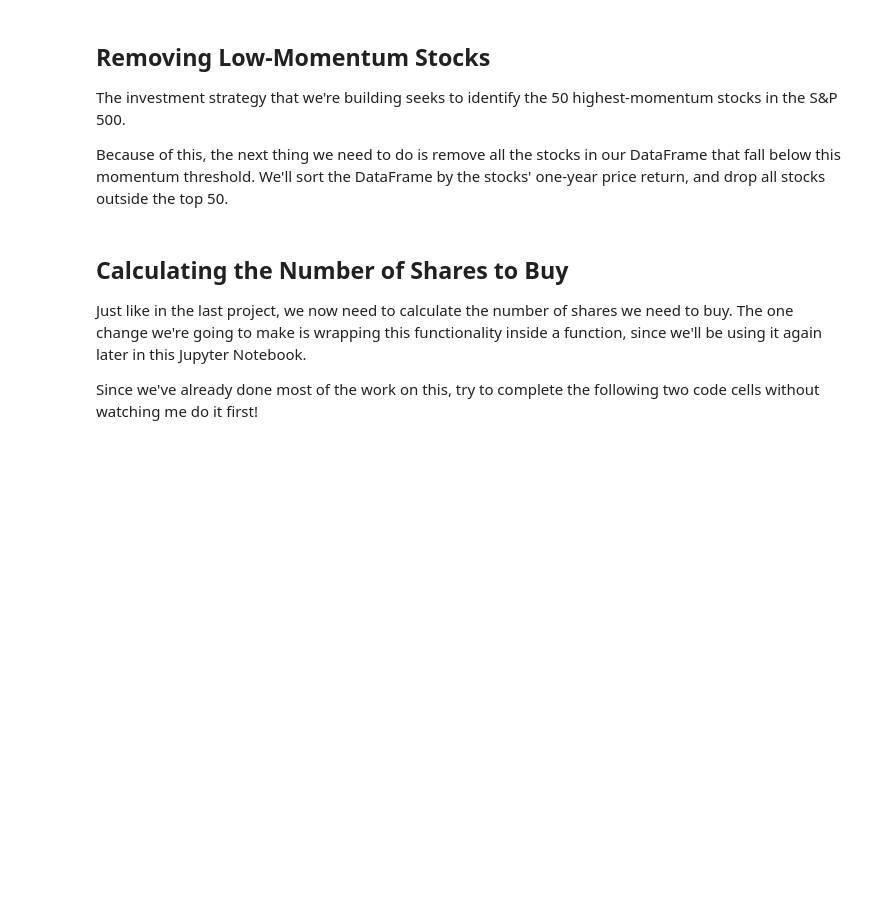
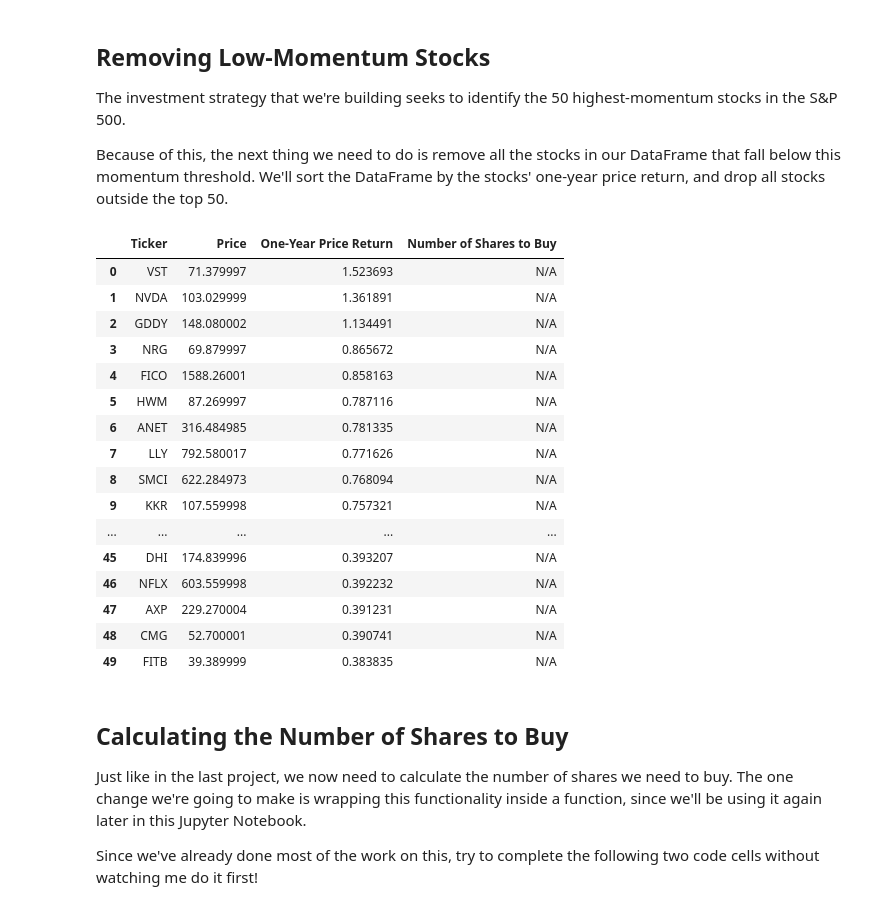
Before and after one commit to jacksullivan27/quantitative-learning, a Jupyter notebook: 002_quantitative_momentum_strategy.ipynb, the cells around one changed output. Saved outputs shown, nothing was run; the diff lists cells and outputs as text; code cells hidden in the pictures; blank space fills up the shorter version.

```diff
--- a/002_quantitative_momentum_strategy.ipynb
+++ b/002_quantitative_momentum_strategy.ipynb
@@ -82,3 +107,38 @@ for i in range(0, len(symbol_groups)):
 my_columns = ['Ticker', 'Price', 'One-Year Price Return', 'Number of Shares to Buy']
 # %% [markdown]
 Now we need to create a blank DataFrame and add our data to the data frame one-by-one.
+# %%
+final_dataframe = pd.DataFrame(columns=my_columns)
+
+def fetch_stock_data(ticker):
+    try:
+        stock = yf.Ticker(ticker)
+        history = stock.history(period='1d')
+        info = stock.info
+
+        if not history.empty:
+            price = history['Close'].iloc[0]
+            year_change = stock.info['52WeekChange']
+        else:
+            price = None
+            year_change = None
+
+        return pd.Series(
+            [
+                ticker,
+                price,
+                year_change,
+                'N/A'
+            ],
+            index=my_columns
+        )
+    except Exception as e:
+        print(f"Error fetching data for {ticker}: {e}")
+        return pd.Series([ticker, None, None, 'N/A'], index=my_columns)
+
+# Using ThreadPoolExecutor to fetch data concurrently
+with ThreadPoolExecutor(max_workers=5) as executor:
+    futures = [executor.submit(fetch_stock_data, ticker) for ticker in stocks['Ticker']]
+
+    for future in as_completed(futures):
+        final_dataframe = pd.concat([final_dataframe, future.result().to_frame().T], ignore_index=True)
@@ -88,6 +167,29 @@ Now we need to create a blank DataFrame and add our data to the data frame one-b
 The investment strategy that we're building seeks to identify the 50 highest-momentum stocks in the S&P 500.
 
 Because of this, the next thing we need to do is remove all the stocks in our DataFrame that fall below this momentum threshold. We'll sort the DataFrame by the stocks' one-year price return, and drop all stocks outside the top 50.
+# %%
+final_dataframe.sort_values('One-Year Price Return', ascending=False, inplace=True)
+final_dataframe = final_dataframe[:50]
+final_dataframe.reset_index(drop=True, inplace=True)
+final_dataframe
+# %% [output]
+|  | Ticker | Price | One-Year Price Return | Number of Shares to Buy |
+| 0 | VST | 71.379997 | 1.523693 | N/A |
+| 1 | NVDA | 103.029999 | 1.361891 | N/A |
+| 2 | GDDY | 148.080002 | 1.134491 | N/A |
+| 3 | NRG | 69.879997 | 0.865672 | N/A |
+| 4 | FICO | 1588.26001 | 0.858163 | N/A |
+| 5 | HWM | 87.269997 | 0.787116 | N/A |
+| 6 | ANET | 316.484985 | 0.781335 | N/A |
+| 7 | LLY | 792.580017 | 0.771626 | N/A |
+| 8 | SMCI | 622.284973 | 0.768094 | N/A |
+| 9 | KKR | 107.559998 | 0.757321 | N/A |
+| ... | ... | ... | ... | ... |
+| 45 | DHI | 174.839996 | 0.393207 | N/A |
+| 46 | NFLX | 603.559998 | 0.392232 | N/A |
+| 47 | AXP | 229.270004 | 0.391231 | N/A |
+| 48 | CMG | 52.700001 | 0.390741 | N/A |
+| 49 | FITB | 39.389999 | 0.383835 | N/A |
 # %% [markdown]
 ## Calculating the Number of Shares to Buy
 
```
Also changed, not shown: parts of 19 cells of this notebook, 1 other file.
